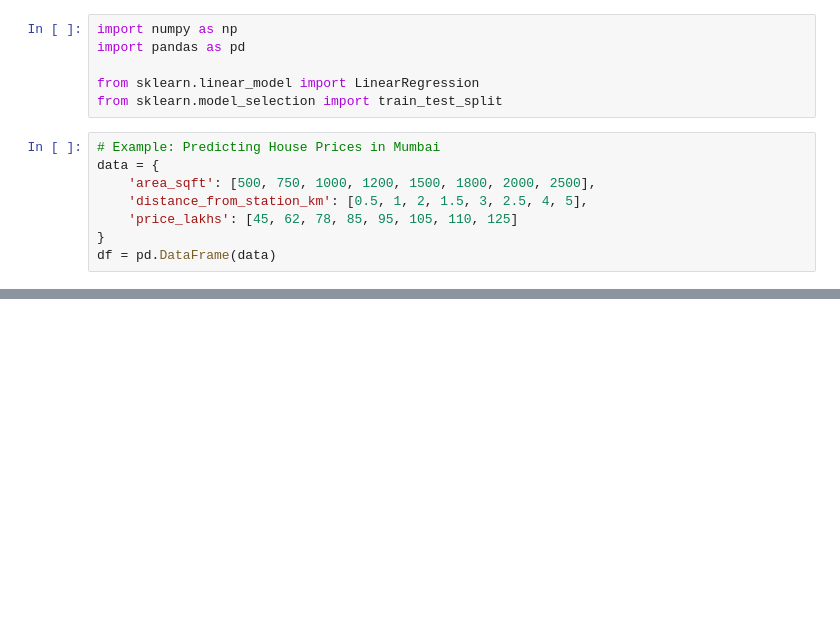
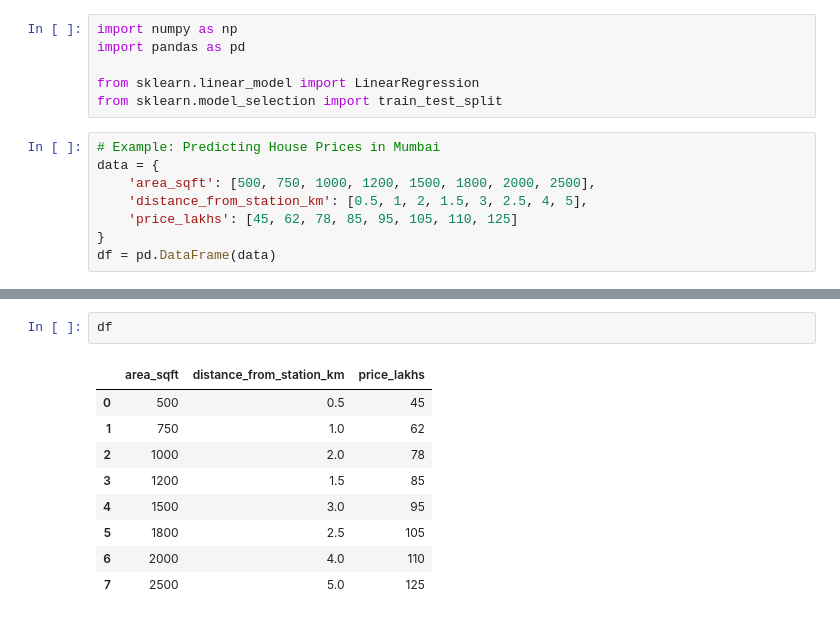
Before and after one commit to starlordali4444/gtr_deep_learning, a Jupyter notebook: batches/1/day_05/dev.ipynb, the cells around one changed output, grey strips where cells are left out. Cells and saved outputs as stored; diff of their text form; blank space fills up the shorter version.

```diff
--- a/batches/1/day_05/dev.ipynb
+++ b/batches/1/day_05/dev.ipynb
@@ -110,0 +225,12 @@ df = pd.DataFrame(data)
+# %%
+df
+# %% [output]
+|  | area_sqft | distance_from_station_km | price_lakhs |
+| 0 | 500 | 0.5 | 45 |
+| 1 | 750 | 1.0 | 62 |
+| 2 | 1000 | 2.0 | 78 |
+| 3 | 1200 | 1.5 | 85 |
+| 4 | 1500 | 3.0 | 95 |
+| 5 | 1800 | 2.5 | 105 |
+| 6 | 2000 | 4.0 | 110 |
+| 7 | 2500 | 5.0 | 125 |
```
Also changed, not shown: parts of 21 cells of this notebook.
